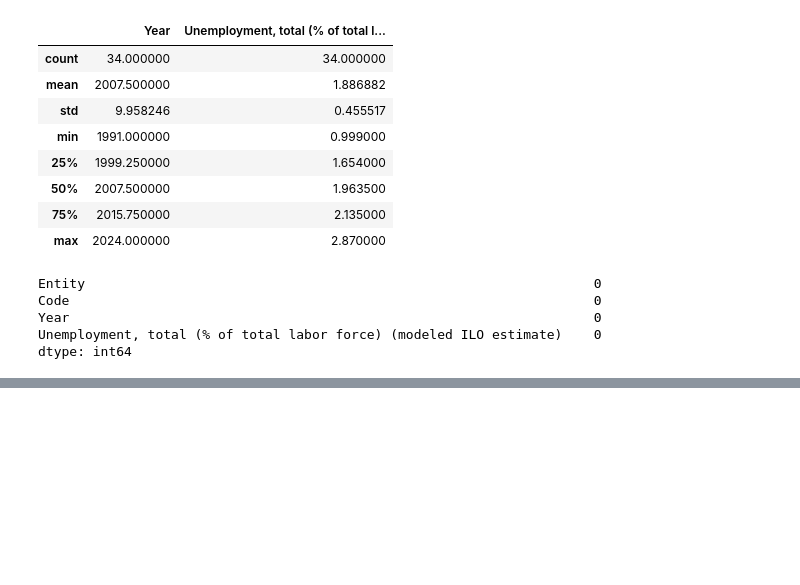
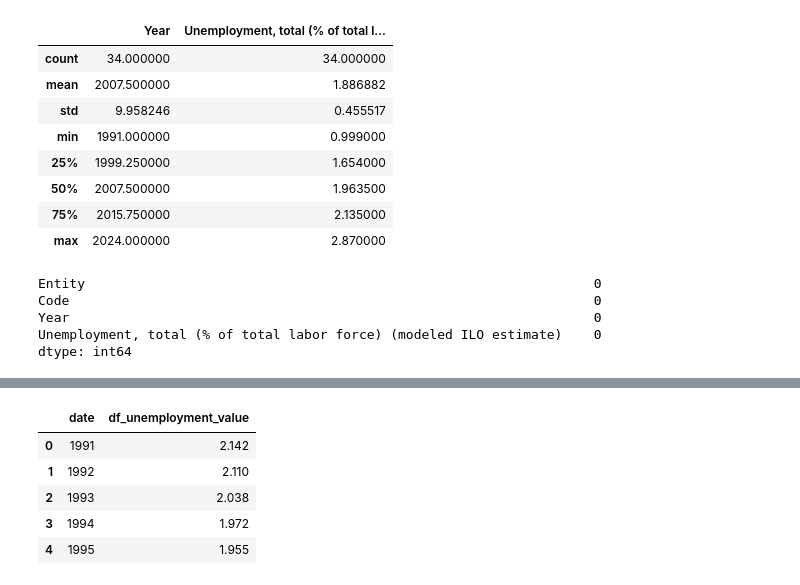
Before and after one commit to lamphat344961-alt/--_-n_GDP, a Jupyter notebook: notebooks/preprocessing_data/preprocessing_TradingEconomics.ipynb, the cells around one changed output, grey strips where cells are left out. Drawn from its saved outputs; the diff is of its cells as text; code cells hidden in the pictures; blank space fills up the shorter version.

```diff
--- a/notebooks/preprocessing_data/preprocessing_TradingEconomics.ipynb
+++ b/notebooks/preprocessing_data/preprocessing_TradingEconomics.ipynb
@@ -83,3 +84,12 @@ df_unemployment.columns = (
     .str.replace('[()%/,]', '', regex=True)  # bỏ ký tự đặc biệt
     .str.replace('__+', '_')                 # bỏ dấu _ thừa
 )
+# %%
+df_unemployment.head()
+# %% [output]
+|  | date | df_unemployment_value |
+| 0 | 1991 | 2.142 |
+| 1 | 1992 | 2.110 |
+| 2 | 1993 | 2.038 |
+| 3 | 1994 | 1.972 |
+| 4 | 1995 | 1.955 |
```
Also changed, not shown: parts of 1 cell of this notebook, 1 other file.
